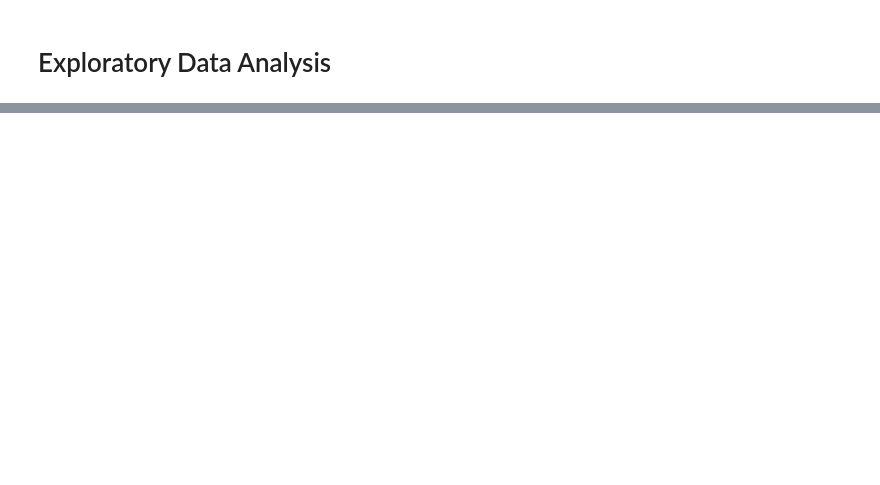
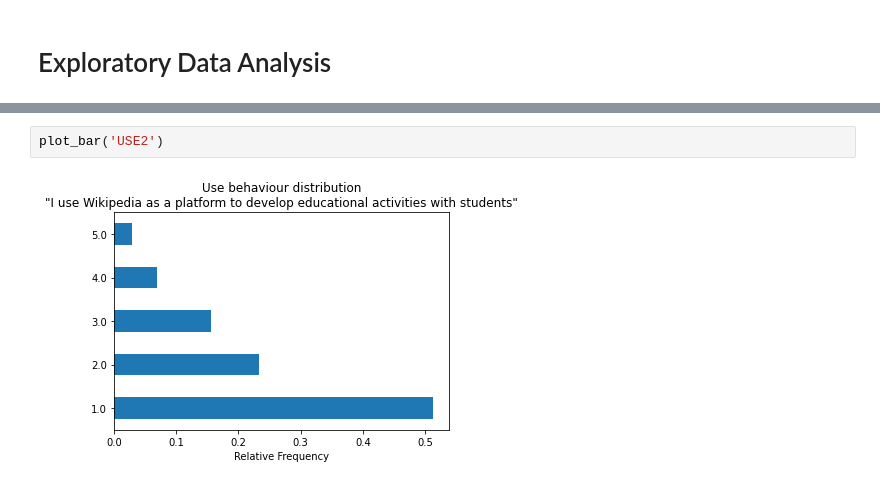
Before and after one commit to KWeatherwalks/EduWikiML, a Jupyter notebook: EDA.ipynb, the cells around one changed output, grey strips where cells are left out. Cells and saved outputs as stored; diff of their text form; blank space fills up the shorter version.

```diff
--- a/EDA.ipynb
+++ b/EDA.ipynb
@@ -36,0 +87,4 @@ df_train.shape
+# %%
+plot_bar('USE2')
+# %% [output]
+[figure, added]
```
Also changed, not shown: parts of 20 cells of this notebook, 3 other files.
